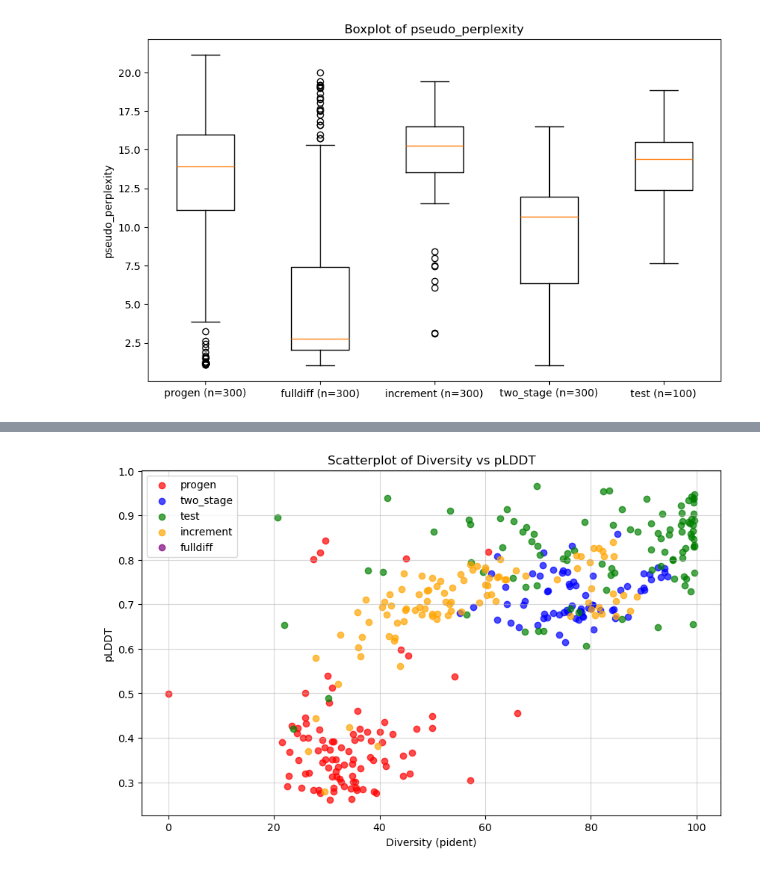
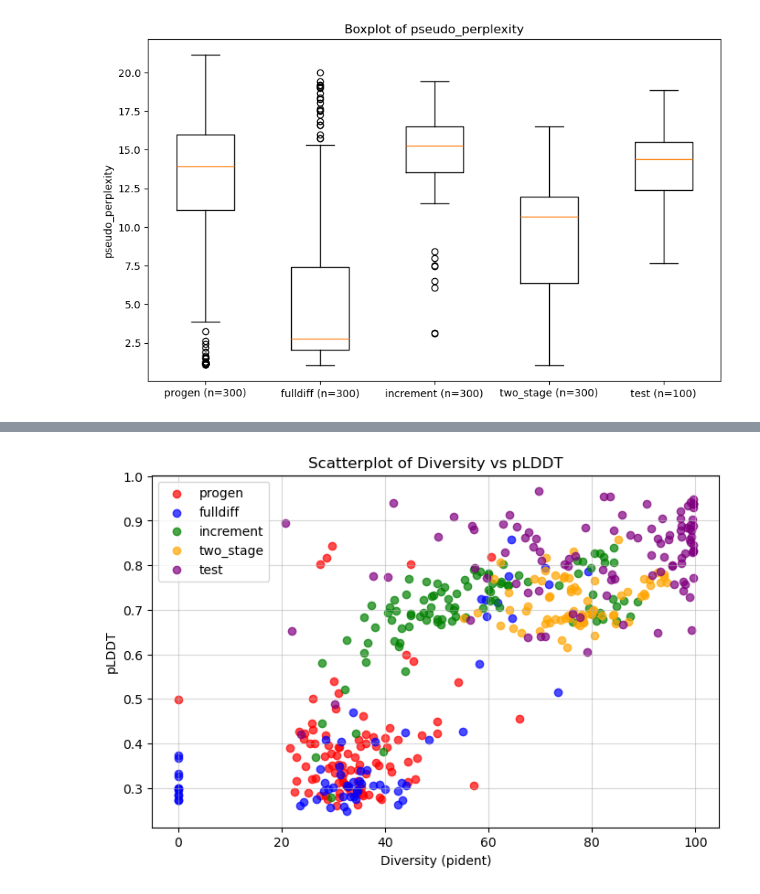
Before and after one commit to lludwig010/ProMDLM, a Jupyter notebook: plotting.ipynb, the cells around one changed output, grey strips where cells are left out. Drawn from its saved outputs; the diff is of its cells as text; code cells hidden in the pictures.

```diff
--- a/plotting.ipynb
+++ b/plotting.ipynb
@@ -66,7 +121,7 @@ colors = ['red', 'blue', 'green', 'orange', 'purple']  # Define colors for each
 plt.figure(figsize=(10, 6))
 for i, path in enumerate(full_files):
     df = pd.read_csv(path)
-    df = df[(df["temperature"] == 1) | (df["temperature"].isna())]  # Filter rows where pident is 1
+    df = df[(df["temperature"] == 1.5) | (df["temperature"].isna())]  # Filter rows where pident is 1
     plt.scatter(df['entropy'], df['pseudo_perplexity'], color=colors[i], label=names[i]+f"(n={len(df)})", alpha=0.7)
 
 plt.title('Scatterplot of Entropy vs Pseudo-Perplexity')
@@ -74,5 +129,5 @@ plt.xlabel('Entropy')
 plt.ylabel('Pseudo-Perplexity')
 plt.legend()
 plt.grid(alpha=0.5)
-plt.savefig("imgs_t1/scatterplot_entropy_vs_pseudo_perplexity_before_filtering.png")
+plt.savefig("imgs_t1.5/scatterplot_entropy_vs_pseudo_perplexity_before_filtering.png")
 # %% [output]
@@ -81,11 +136,11 @@ plt.savefig("imgs_t1/scatterplot_entropy_vs_pseudo_perplexity_before_filtering.p
 
 percent_passed = []
 
-filtered_t1_files = ["/home/jtso3/ghassan/ProMDLM/generated_sequences/generated_sequences_progen_results_full_t1_filtered.csv",
-                     "/home/jtso3/ghassan/ProMDLM/generated_sequences/generated_sequences_fulldiff_results_full_t1_filtered.csv",
-                     "/home/jtso3/ghassan/ProMDLM/generated_sequences/generated_sequences_increment_results_full_t1_filtered.csv",
-                     "/home/jtso3/ghassan/ProMDLM/generated_sequences/generated_sequences_two_stage_results_full_t1_filtered.csv",
-                     "/home/jtso3/ghassan/ProMDLM/generated_sequences/lysozyme_100_test_set_final_results_full_t1_filtered.csv"]
+filtered_t1_files = ["/home/jtso3/ghassan/ProMDLM/generated_sequences/generated_sequences_progen_results_full_t1.5_filtered.csv",
+                     "/home/jtso3/ghassan/ProMDLM/generated_sequences/generated_sequences_fulldiff_results_full_t1.5_filtered.csv",
+                     "/home/jtso3/ghassan/ProMDLM/generated_sequences/generated_sequences_increment_results_full_t1.5_filtered.csv",
+                     "/home/jtso3/ghassan/ProMDLM/generated_sequences/generated_sequences_two_stage_results_full_t1.5_filtered.csv",
+                     "/home/jtso3/ghassan/ProMDLM/generated_sequences/lysozyme_100_test_set_final_results_full_t1.5_filtered.csv"]
 
 
 
@@ -93,5 +148,5 @@ filtered_t1_files = ["/home/jtso3/ghassan/ProMDLM/generated_sequences/generated_
 for filtered_path, full_path in zip(filtered_t1_files, full_files):
     filtered_df = pd.read_csv(filtered_path)
     full_df = pd.read_csv(full_path)
-    full_df = full_df[(full_df["temperature"] == 1) | (full_df["temperature"].isna())]
+    full_df = full_df[(full_df["temperature"] == 1.5) | (full_df["temperature"].isna())]
     percent_passed.append(len(filtered_df) / len(full_df) * 100)
@@ -129,12 +188,17 @@ plt.savefig("imgs_t1/scatterplot_diversity_vs_pseudo_perplexity_after_filtering.
 # %%
-folded_files  = ["/home/jtso3/ghassan/ProMDLM/generated_sequences/generated_sequences_progen_results_full_filtered_results_esmfold.csv",
-"/home/jtso3/ghassan/ProMDLM/generated_sequences/generated_sequences_two_stage_results_full_filtered_results_esmfold.csv",
-"/home/jtso3/ghassan/ProMDLM/generated_sequences/lysozyme_100_test_set_final_results_full_filtered_results_esmfold.csv",
-"/home/jtso3/ghassan/ProMDLM/generated_sequences/generated_sequences_increment_results_full_filtered_results_esmfold.csv",
-"/home/jtso3/ghassan/ProMDLM/generated_sequences/generated_sequences_fulldiff_results_full_filtered_results_esmfold.csv"]
 
 
-names_folded = ["progen","two_stage", "test", "increment", "fulldiff"]
+folded_files =["/home/jtso3/ghassan/ProMDLM/generated_sequences/generated_sequences_progen_results_full_t1.5_filtered_results_esmfold.csv",
+               "/home/jtso3/ghassan/ProMDLM/generated_sequences/generated_sequences_fulldiff_results_full_t1.5_filtered_results_esmfold.csv",
+               "/home/jtso3/ghassan/ProMDLM/generated_sequences/generated_sequences_increment_results_full_t1.5_filtered_results_esmfold.csv",
+               "/home/jtso3/ghassan/ProMDLM/generated_sequences/generated_sequences_two_stage_results_full_t1.5_filtered_results_esmfold.csv",
+               "/home/jtso3/ghassan/ProMDLM/generated_sequences/lysozyme_100_test_set_final_results_full_t1.5_filtered_results_esmfold.csv"]
 
-boxplot_of_column(folded_files, "plddt", names_folded, "imgs_t_1_5/plddt_boxplot_after_filtering.png", temp=1.5)
+
+
+names = ["progen","fulldiff", "increment", "two_stage", "test"]
+
+
+boxplot_of_column(folded_files, "plddt", names, "imgs_t1.5/plddt_boxplot_after_filtering.png")
+boxplot_of_column(folded_files, "ptm", names, "imgs_t1.5/ptm_boxplot_after_filtering.png")
 # %% [output]
@@ -142,15 +206,15 @@ boxplot_of_column(folded_files, "plddt", names_folded, "imgs_t_1_5/plddt_boxplot
 # %%
-plt.figure(figsize=(10, 6))
+colors = ['red', 'blue', 'green', 'orange', 'purple']
+plt.figure(figsize=(8, 5))
 for i, path in enumerate(folded_files):
     df = pd.read_csv(path)
-    df = df[(df["temperature"] == 1.5) | (df["temperature"].isna())]  # Filter rows where temperature is 1
-    plt.scatter(df['pident'], df['plddt'], color=colors[i], label=names_folded[i], alpha=0.7)
+    plt.scatter(df['pident'], df['plddt'], color=colors[i], label=names[i], alpha=0.7)
 
 plt.title('Scatterplot of Diversity vs pLDDT')
 plt.xlabel('Diversity (pident)')
 plt.ylabel('pLDDT')
 plt.legend()
 plt.grid(alpha=0.5)
-plt.savefig("imgs_t_1_5/scatterplot_diversity_vs_plddt.png")
+plt.savefig("imgs_t1.5/scatterplot_diversity_vs_plddt.png")
 # %% [output]
-[figure, old version]
+[figure, new version]
```
Also changed, not shown: parts of 11 cells of this notebook, 5 other files.
